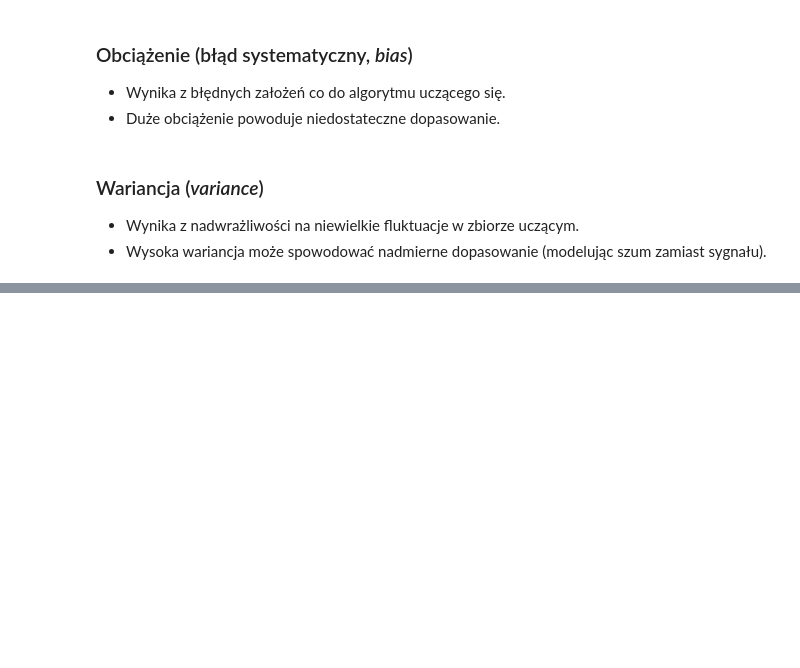
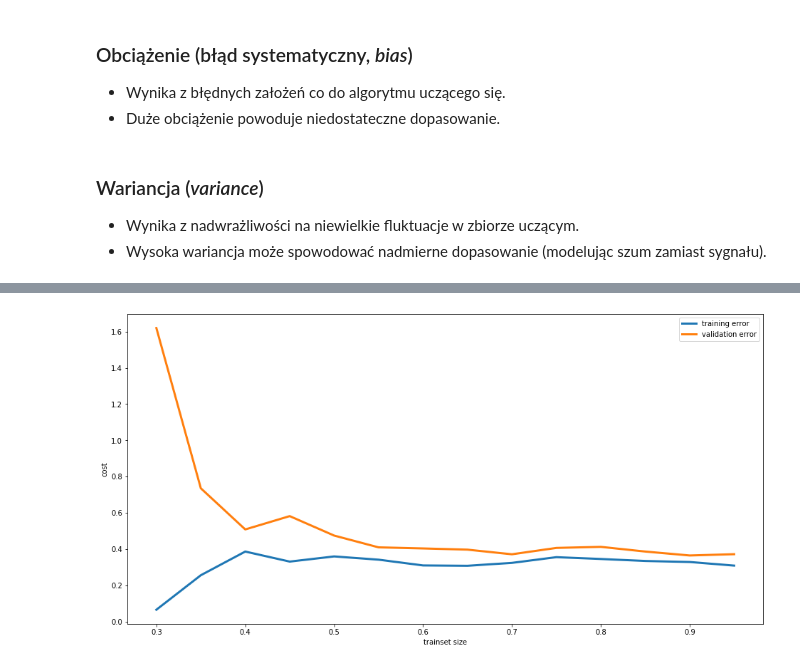
Before and after one commit to SzamanFL/umz20, a Jupyter notebook: wyk/2005_Regresja_wielomianowa.ipynb, the cells around one changed output, grey strips where cells are left out. Cells and saved outputs as stored; diff of their text form; code cells hidden in the pictures; blank space fills up the shorter version.

```diff
--- a/wyk/2004_Regresja_wielomianowa.ipynb
+++ b/wyk/2005_Regresja_wielomianowa.ipynb
@@ -441,0 +645,21 @@ Zobacz też: https://pl.wikipedia.org/wiki/Nadmierne_dopasowanie
+# %%
+def cost_trainsetsize_fun(m):
+    """Koszt w zależności od wielkości zbioru uczącego"""
+    theta = np.matrix(np.zeros(X.shape[1])).reshape(X.shape[1],1)
+    thetaBest, err = SGD(h, J, dJ, theta, X, Y, alpha=1, adaGrad=True, maxEpochs=2500, batchSize=100,
+                         logError=True, validate=0.25, valStep=1, lamb=0.01, trainsetsize=m)
+    return err[1][-1], err[3][-1]
+
+def plot_learning_curve():
+    """Wykres krzywej uczenia się"""
+    plt.figure(figsize=(16,8))
+    ax = plt.subplot(111)
+    M = np.arange(0.3, 1.0, 0.05)
+    Costs = [cost_trainsetsize_fun(m) for m in M]
+    CostTrain = [cost[0] for cost in Costs]
+    CostCV = [cost[1] for cost in Costs]
+    plt.plot(M, CostTrain, lw=3, label='training error')
+    plt.plot(M, CostCV, lw=3, label='validation error')
+    ax.set_xlabel(u'trainset size')
+    ax.set_ylabel(u'cost')
+    plt.legend()
@@ -441,0 +674,4 @@ Zobacz też: https://pl.wikipedia.org/wiki/Nadmierne_dopasowanie
+# %%
+plot_learning_curve()
+# %% [output]
+[figure, added]
```
Also changed, not shown: parts of 27 cells of this notebook, 4 other files.
